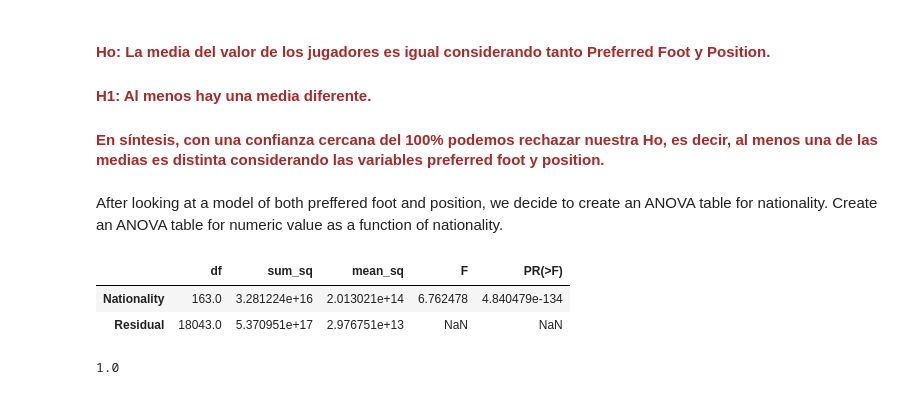
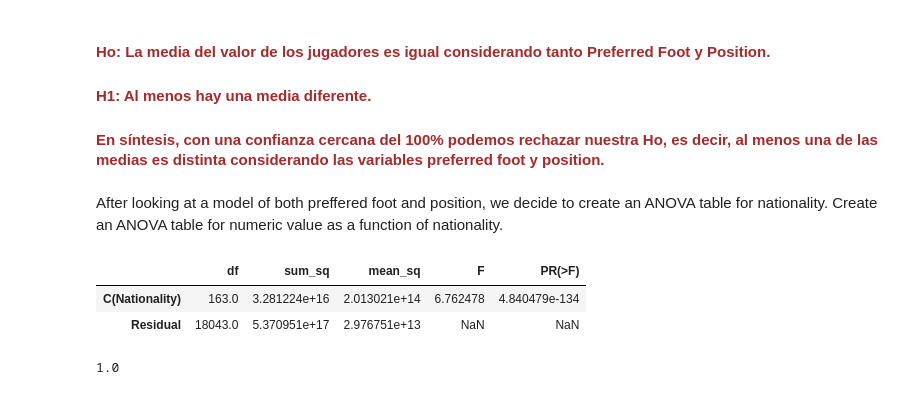
Before and after one commit to ta-data-mexpt/lab-correlation-tests-with-scipy, a Jupyter notebook: your-code/main.ipynb, the cells around one changed output. Saved outputs shown, nothing was run; the diff lists cells and outputs as text; code cells hidden in the pictures.

```diff
--- a/your-code/main.ipynb
+++ b/your-code/main.ipynb
@@ -95,11 +96,11 @@ What is your conclusion from this ANOVA?
 After looking at a model of both preffered foot and position, we decide to create an ANOVA table for nationality. Create an ANOVA table for numeric value as a function of nationality.
 # %%
 # Your code here:
-model_fifa_nationality = ols('ValueNumeric ~ Nationality', data = fifa).fit()
+model_fifa_nationality = ols('ValueNumeric ~ C(Nationality)', data = fifa).fit()
 sm.stats.anova_lm(model_fifa_nationality)
 # %% [output]
 |  | df | sum_sq | mean_sq | F | PR(>F) |
-| Nationality | 163.0 | 3.281224e+16 | 2.013021e+14 | 6.762478 | 4.840479e-134 |
+| C(Nationality) | 163.0 | 3.281224e+16 | 2.013021e+14 | 6.762478 | 4.840479e-134 |
 | Residual | 18043.0 | 5.370951e+17 | 2.976751e+13 | NaN | NaN |
 # %%
 1 - sm.stats.anova_lm(model_fifa_nationality)['PR(>F)'][0]
```
Also changed, not shown: parts of 2 cells of this notebook.
